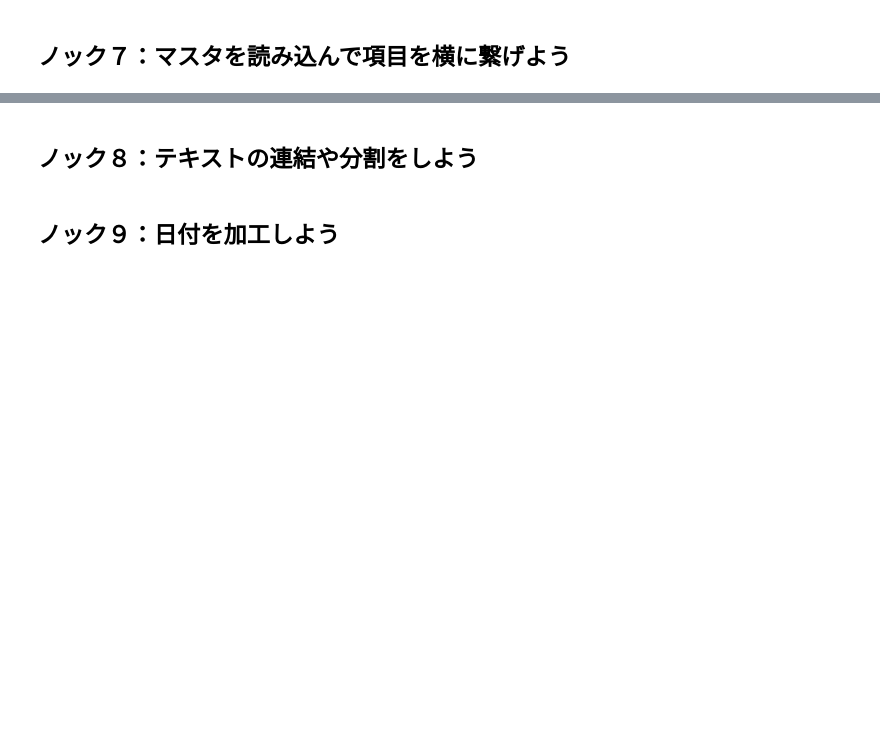
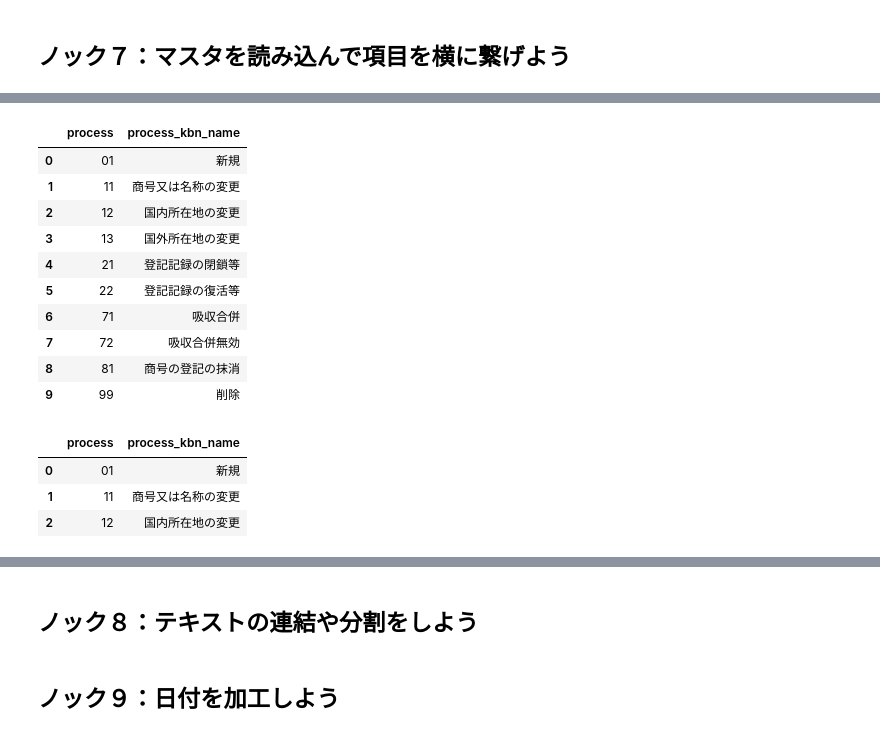
Before and after one commit to BP-Test/01_python_100knock_visualization, a Jupyter notebook: chapter-1/src/1章.ipynb, the cells around one changed output, grey strips where cells are left out. Drawn from its saved outputs; the diff is of its cells as text; code cells hidden in the pictures; blank space fills up the shorter version.

```diff
--- a/chapter-1/src/1章.ipynb
+++ b/chapter-1/src/1章.ipynb
@@ -428,0 +486,22 @@ memory usage: 31.5+ MB
+# %%
+mst_process_kbn = pd.read_csv('data/mst_process_kbn.csv', dtype='object')
+mst_process_kbn
+# %% [output]
+|  | process | process_kbn_name |
+| 0 | 01 | 新規 |
+| 1 | 11 | 商号又は名称の変更 |
+| 2 | 12 | 国内所在地の変更 |
+| 3 | 13 | 国外所在地の変更 |
+| 4 | 21 | 登記記録の閉鎖等 |
+| 5 | 22 | 登記記録の復活等 |
+| 6 | 71 | 吸収合併 |
+| 7 | 72 | 吸収合併無効 |
+| 8 | 81 | 商号の登記の抹消 |
+| 9 | 99 | 削除 |
+# %%
+mst_process_kbn.head(3)
+# %% [output]
+|  | process | process_kbn_name |
+| 0 | 01 | 新規 |
+| 1 | 11 | 商号又は名称の変更 |
+| 2 | 12 | 国内所在地の変更 |
```
Also changed, not shown: parts of 21 cells of this notebook.
